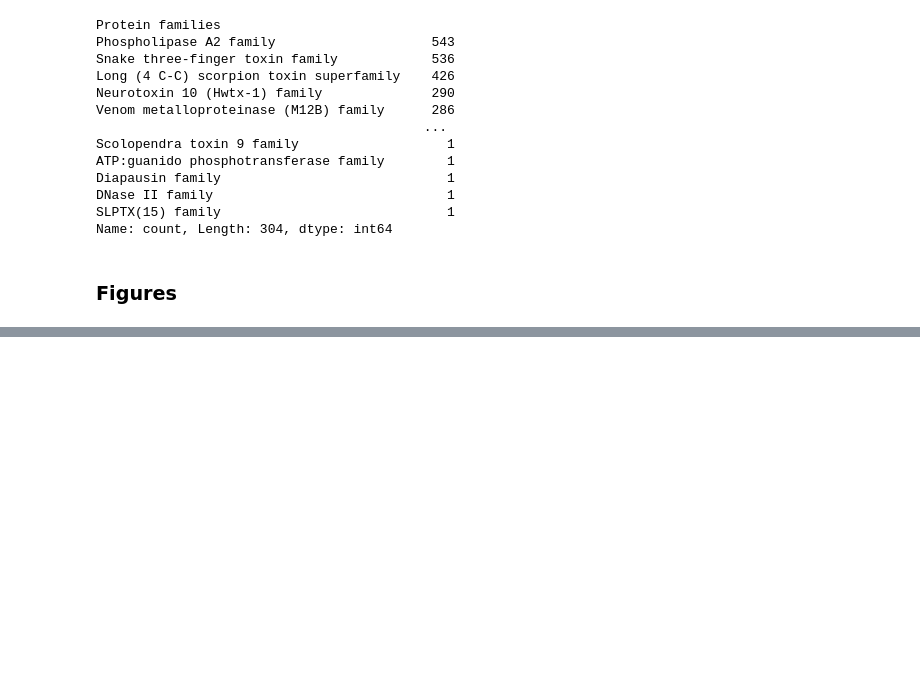
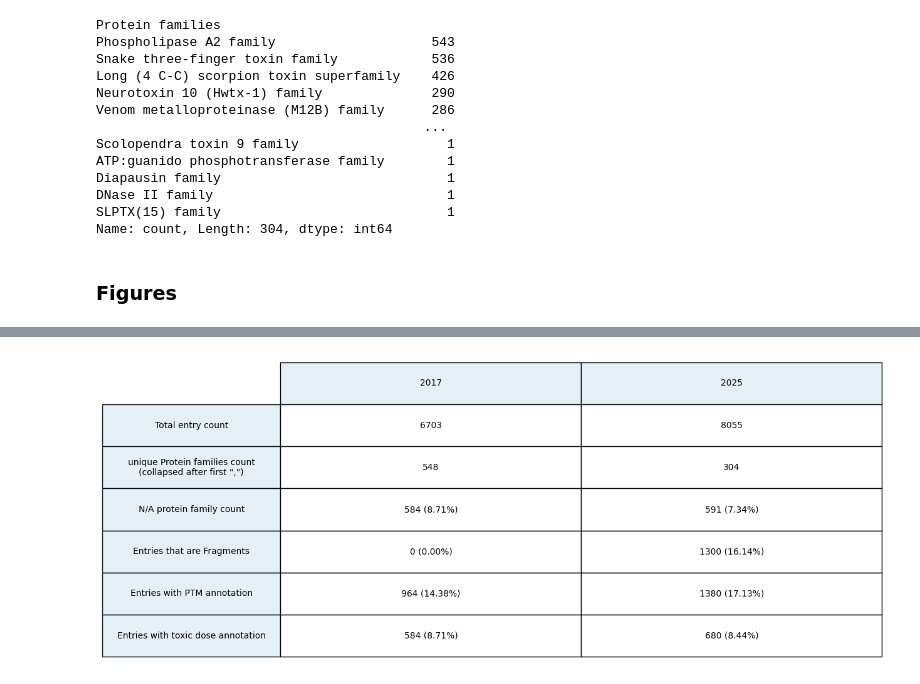
Before and after one commit to tsenoner/toxprot25, a Jupyter notebook: notebook/protfam_figures.ipynb, the cells around one changed output, grey strips where cells are left out. Cells and saved outputs as stored; diff of their text form; code cells hidden in the pictures; blank space fills up the shorter version.

Commit message:
added table

```diff
--- a/notebook/protfam_figures.ipynb
+++ b/notebook/protfam_figures.ipynb
@@ -166,0 +204,19 @@ plt.close()
+# %%
+# Ensure the 'Fragment' column is treated as a string
+toxprot_17['Fragment'] = toxprot_17['Fragment'].astype(str)
+toxprot_25['Fragment'] = toxprot_25['Fragment'].astype(str)
+
+# Count occurrences of "fragment" (case-insensitive)
+fragment_count_17 = toxprot_17['Fragment'].str.contains("fragment", case=False, na=False).sum()
+total_count_17 = toxprot_17.shape[0]
+fragment_percentage_17 = (fragment_count_17 / total_count_17) * 100 if total_count_17 > 0 else 0
+
+print(f'Fragment Count 17: {fragment_count_17}')
+print(f'Fragment Percentage 17: {fragment_percentage_17:.2f}%')
+
+fragment_count_25 = toxprot_25['Fragment'].str.contains("fragment", case=False, na=False).sum()
+total_count_25 = toxprot_25.shape[0]
+fragment_percentage_25 = (fragment_count_25 / total_count_25) * 100 if total_count_25 > 0 else 0
+
+print(f'Fragment Count 25: {fragment_count_25}')
+print(f'Fragment Percentage 25: {fragment_percentage_25:.2f}%')
@@ -166,0 +266,51 @@ plt.close()
+# %%
+cell_text = [[total_count_17, total_count_25],
+             [unique_families_17, unique_families_25],
+             [f'{na_count_17} ({na_percentage_17:.2f}%)', f'{na_count_25} ({na_percentage_25:.2f}%)'],
+             [f'{fragment_count_17} ({fragment_percentage_17:.2f}%)', f'{fragment_count_25} ({fragment_percentage_25:.2f}%)'],
+             [f'{ptm_count_17} ({ptm_percentage_17:.2f}%)', f'{ptm_count_25} ({ptm_percentage_25:.2f}%)'],
+             [f'{toxic_count_17} ({toxic_percentage_17:.2f}%)', f'{toxic_count_25} ({toxic_percentage_25:.2f}%)']]
+row_headers = ['Total entry count',
+               'unique Protein families count\n(collapsed after first ",")',
+               'N/A protein family count',
+               'Entries that are Fragments',
+               'Entries with PTM annotation',
+               'Entries with toxic dose annotation']
+column_headers = ['2017', '2025']
+
+rcolors = plt.cm.BuPu(np.full(len(row_headers), 0.1))
+ccolors = plt.cm.BuPu(np.full(len(column_headers), 0.1))
+
+fig, ax = plt.subplots(figsize=(12, 6))
+ax.axis('tight')
+ax.axis('off')
+
+the_table = plt.table(cellText=cell_text,
+                      rowLabels=row_headers,
+                      rowColours=rcolors,
+                      rowLoc='center',
+                      colColours=ccolors,
+                      colLabels=column_headers,
+                      cellLoc='center',
+                      loc='center')
+
+table_props = the_table.properties()
+cells = table_props['children']
+for cell in cells:
+    cell.set_height(0.14)
+
+for cell in cells:
+    cell.set_fontsize(10)
+
+for i, key in enumerate(the_table._cells):
+    if key[0] == 0:  # Column labels
+        the_table._cells[key].set_fontsize(15)
+    if key[1] == 0:  # Row labels
+        the_table._cells[key].set_fontsize(15)
+
+plt.subplots_adjust(left=0.1, right=0.9, top=0.9, bottom=0.1)
+
+plt.savefig("../figures/table.png", dpi=300, bbox_inches='tight')
+plt.show()
+# %% [output]
+[figure, added]
```
Also changed, not shown: parts of 11 cells of this notebook, 4 other files.
